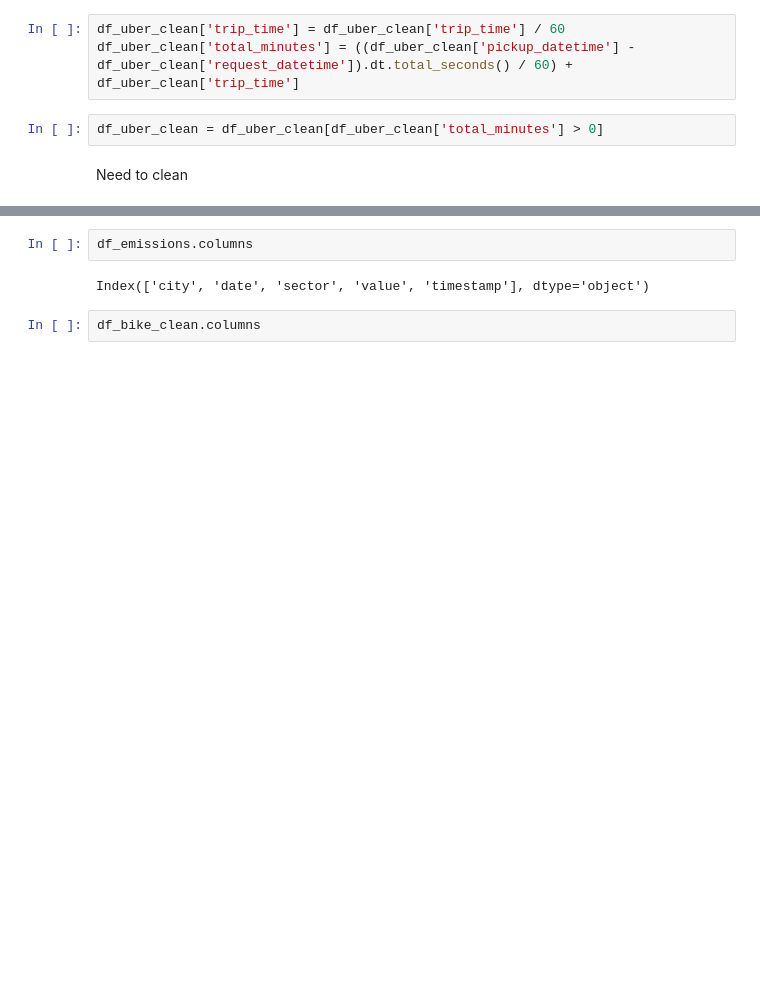
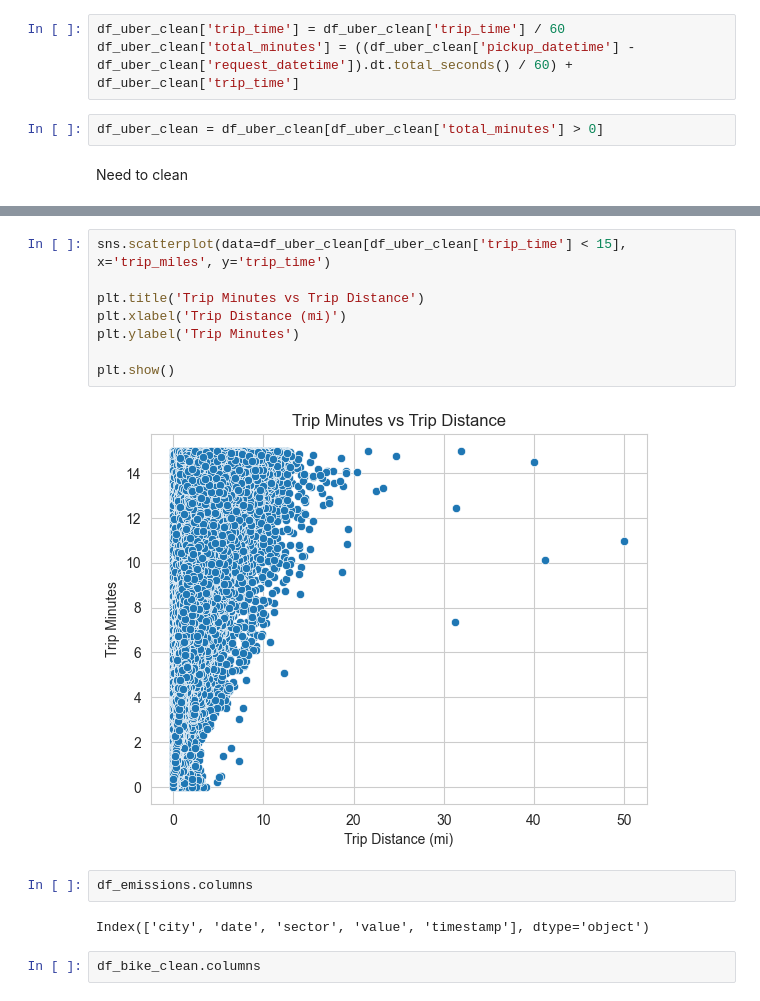
Before and after one commit to nallen19/DSandML, a Jupyter notebook: Project/Project.ipynb, the cells around one changed output, grey strips where cells are left out. Cells and saved outputs as stored; diff of their text form; blank space fills up the shorter version.

```diff
--- a/Project/Project.ipynb
+++ b/Project/Project.ipynb
@@ -199,3 +183,13 @@ plt.show()
+# %%
+sns.scatterplot(data=df_uber_clean[df_uber_clean['trip_time'] < 15], x='trip_miles', y='trip_time')
+
+plt.title('Trip Minutes vs Trip Distance')
+plt.xlabel('Trip Distance (mi)')
+plt.ylabel('Trip Minutes')
+
+plt.show()
+# %% [output]
+[figure, added]
 # %%
 df_emissions.columns
 # %% [output]
```
Also changed, not shown: parts of 6 cells of this notebook, 2 other files.
